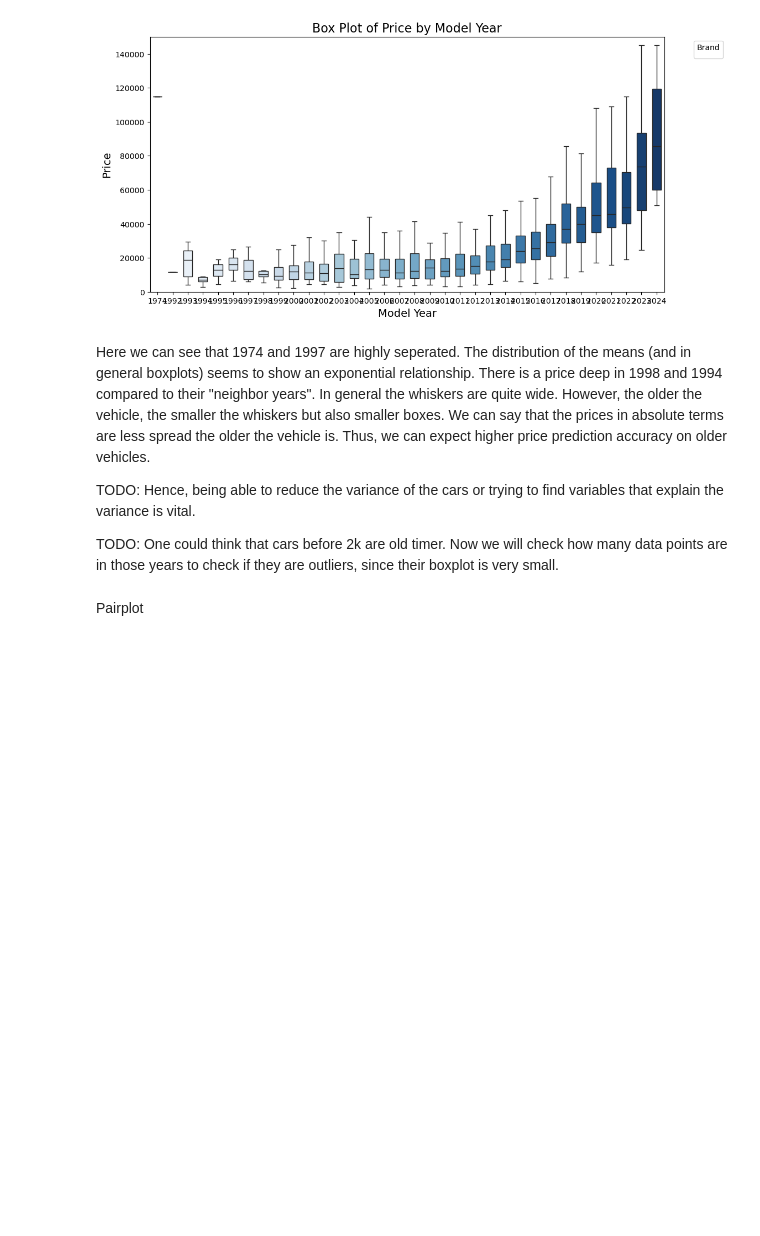
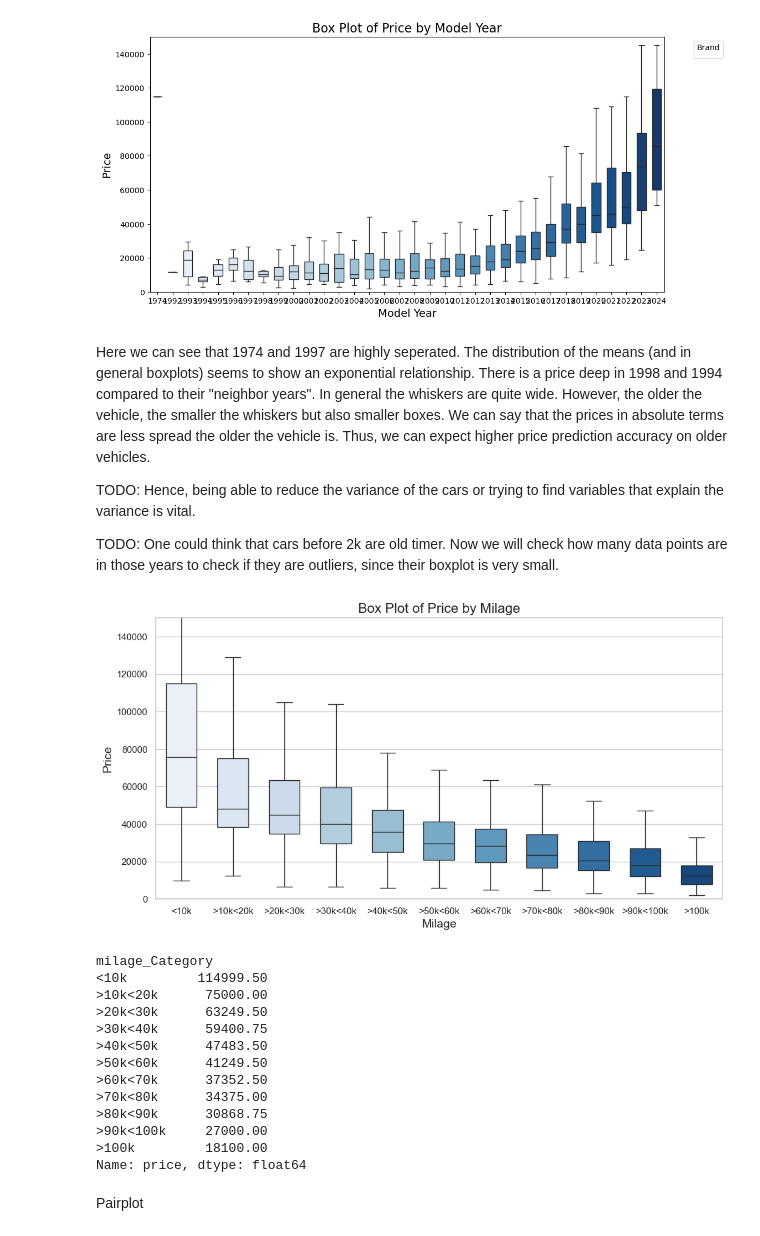
Before and after one commit to Frecherenkel60/RandomForestRangers, a Jupyter notebook: DataMining_RandomForestRangers.ipynb, the cells around one changed output. Cells and saved outputs as stored; diff of their text form; code cells hidden in the pictures; blank space fills up the shorter version.

```diff
--- a/DataMining_RandomForestRangers.ipynb
+++ b/DataMining_RandomForestRangers.ipynb
@@ -345,6 +345,51 @@ Here we can see that 1974 and 1997 are highly seperated. The distribution of the
 TODO: Hence, being able to reduce the variance of the cars or trying to find variables that explain the variance is vital.
 
 TODO: One could think that cars before 2k are old timer. Now we will check how many data points are in those years to check if they are outliers, since their boxplot is very small.
+# %%
+# Define the bins for the Mileage categories
+mileage_bins = [0, 10000, 20000, 30000, 40000, 50000, 60000, 70000, 80000, 90000, 100000, float('inf')]
+mileage_labels = ['<10k', '>10k<20k', '>20k<30k', '>30k<40k', '>40k<50k', '>50k<60k', '>60k<70k', '>70k<80k', '>80k<90k', '>90k<100k', '>100k']
+
+# Create the Mileage categories
+train_set['milage_Category'] = pd.cut(train_set['milage'], bins=mileage_bins, labels=mileage_labels, right=False)
+
+
+
+# Create the box plot
+plt.figure(figsize=(12, 6))
+sns.boxplot(x='milage_Category', y='price', data=train_set, palette="Blues", width=0.6, fliersize=0)
+
+# Overlay with a strip plot for individual points, colored by brand
+# sns.stripplot(x='model_year', y='price', hue='brand', data=train_set,
+#               palette='Set2', dodge=True, jitter=True, size=8)
+
+# Customize the plot
+plt.title('Box Plot of Price by Milage', fontsize=16)
+plt.xlabel('Milage', fontsize=14)
+plt.ylabel('Price', fontsize=14)
+#plt.xticks(ticks=range(0, len(train_set['model_year'].unique()), 5), labels=train_set['model_year'].unique()[::5])
+plt.ylim(0,150000)
+plt.show()
+# Calculate the 75th percentile for price in each Mileage Category
+percentile_75 = train_set.groupby('milage_Category')['price'].quantile(0.75)
+
+# Print the 75th percentile for each category
+print(percentile_75)
+# %% [output]
+[figure, added]
+milage_Category
+<10k         114999.50
+>10k<20k      75000.00
+>20k<30k      63249.50
+>30k<40k      59400.75
+>40k<50k      47483.50
+>50k<60k      41249.50
+>60k<70k      37352.50
+>70k<80k      34375.00
+>80k<90k      30868.75
+>90k<100k     27000.00
+>100k         18100.00
+Name: price, dtype: float64
 # %% [markdown]
 Pairplot
 # %%
```
Also changed, not shown: parts of 7 cells of this notebook.
